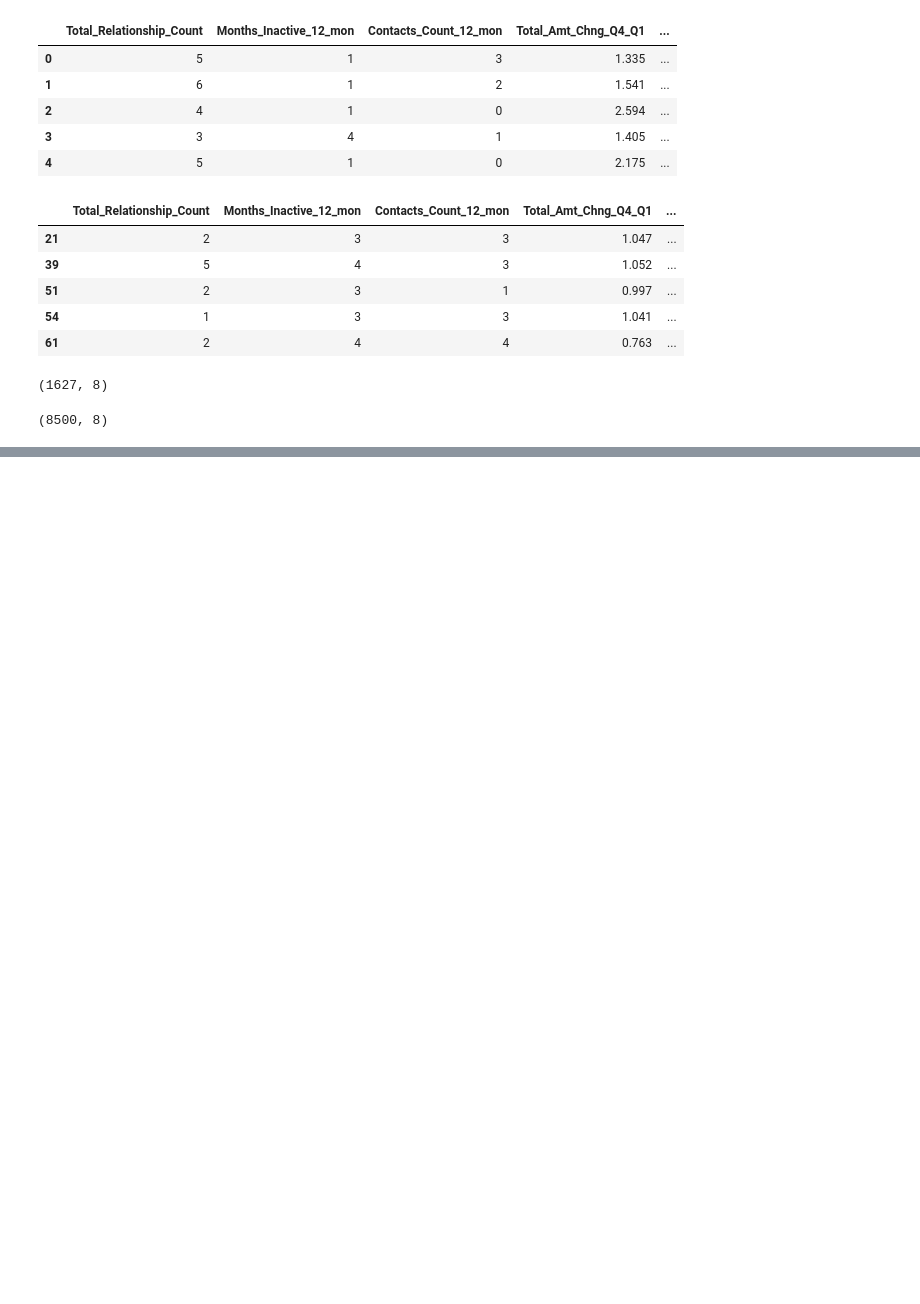
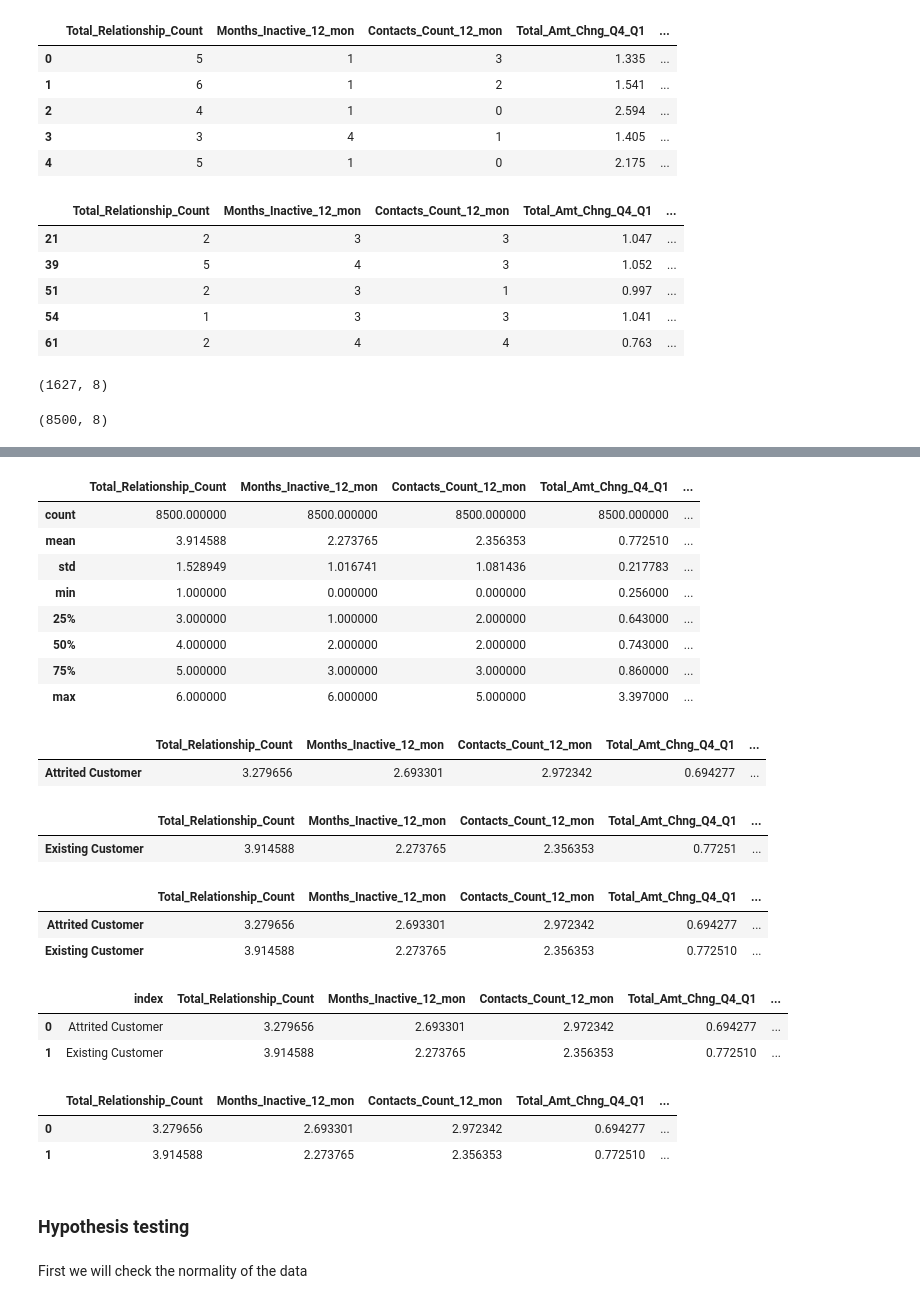
Before and after one commit to andersonjader/analyzing_credit_card_customers, a Jupyter notebook: src/Notebooks/EDA.ipynb, the cells around one changed output, grey strips where cells are left out. Drawn from its saved outputs; the diff is of its cells as text; code cells hidden in the pictures; blank space fills up the shorter version.

```diff
--- a/src/Notebooks/EDA.ipynb
+++ b/src/Notebooks/EDA.ipynb
@@ -466,0 +435,3 @@ l1
+# %%
+df_ec= df_n_0[col_n_mean]
+df_ec.head()
@@ -466,0 +458,13 @@ l1
+# %%
+ec_des = df_ec.describe()
+ec_des
+# %% [output]
+|  | Total_Relationship_Count | Months_Inactive_12_mon | Contacts_Count_12_mon | Total_Amt_Chng_Q4_Q1 | ... |
+| count | 8500.000000 | 8500.000000 | 8500.000000 | 8500.000000 | ... |
+| mean | 3.914588 | 2.273765 | 2.356353 | 0.772510 | ... |
+| std | 1.528949 | 1.016741 | 1.081436 | 0.217783 | ... |
+| min | 1.000000 | 0.000000 | 0.000000 | 0.256000 | ... |
+| 25% | 3.000000 | 1.000000 | 2.000000 | 0.643000 | ... |
+| 50% | 4.000000 | 2.000000 | 2.000000 | 0.743000 | ... |
+| 75% | 5.000000 | 3.000000 | 3.000000 | 0.860000 | ... |
+| max | 6.000000 | 6.000000 | 5.000000 | 3.397000 | ... |
@@ -466,0 +473,6 @@ l1
+# %%
+AC_mean = make_dataframe(ac_mean,'mean', 'Attrited Customer')
+AC_mean
+# %% [output]
+|  | Total_Relationship_Count | Months_Inactive_12_mon | Contacts_Count_12_mon | Total_Amt_Chng_Q4_Q1 | ... |
+| Attrited Customer | 3.279656 | 2.693301 | 2.972342 | 0.694277 | ... |
@@ -466,0 +481,6 @@ l1
+# %%
+EC_mean = make_dataframe(ec_mean,'mean', 'Existing Customer')
+EC_mean
+# %% [output]
+|  | Total_Relationship_Count | Months_Inactive_12_mon | Contacts_Count_12_mon | Total_Amt_Chng_Q4_Q1 | ... |
+| Existing Customer | 3.914588 | 2.273765 | 2.356353 | 0.77251 | ... |
@@ -466,0 +489,7 @@ l1
+# %%
+result = pd.concat(frames)
+result
+# %% [output]
+|  | Total_Relationship_Count | Months_Inactive_12_mon | Contacts_Count_12_mon | Total_Amt_Chng_Q4_Q1 | ... |
+| Attrited Customer | 3.279656 | 2.693301 | 2.972342 | 0.694277 | ... |
+| Existing Customer | 3.914588 | 2.273765 | 2.356353 | 0.772510 | ... |
@@ -466,0 +498,7 @@ l1
+# %%
+result= result.reset_index()
+result
+# %% [output]
+|  | index | Total_Relationship_Count | Months_Inactive_12_mon | Contacts_Count_12_mon | Total_Amt_Chng_Q4_Q1 | ... |
+| 0 | Attrited Customer | 3.279656 | 2.693301 | 2.972342 | 0.694277 | ... |
+| 1 | Existing Customer | 3.914588 | 2.273765 | 2.356353 | 0.772510 | ... |
@@ -466,0 +507,6 @@ l1
+# %%
+result
+# %% [output]
+|  | Total_Relationship_Count | Months_Inactive_12_mon | Contacts_Count_12_mon | Total_Amt_Chng_Q4_Q1 | ... |
+| 0 | 3.279656 | 2.693301 | 2.972342 | 0.694277 | ... |
+| 1 | 3.914588 | 2.273765 | 2.356353 | 0.772510 | ... |
@@ -466,0 +515,4 @@ l1
+# %% [markdown]
+### Hypothesis testing
+# %% [markdown]
+First we will check the normality of the data
```
Also changed, not shown: parts of 21 cells of this notebook, 3 other files.
